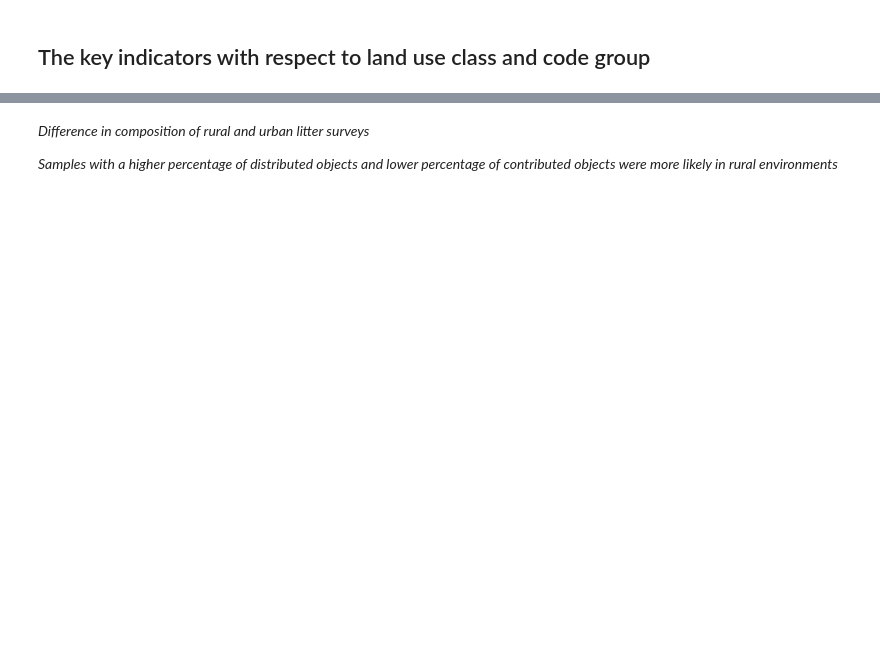
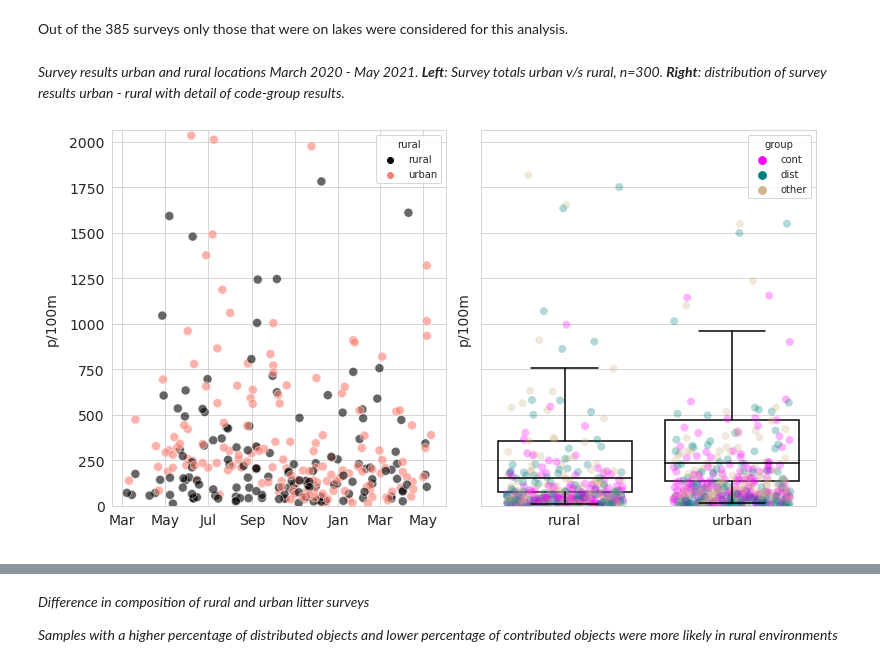
Before and after one commit to hammerdirt-analyst/IQAASL-End-0f-Sampling-2021, a Jupyter notebook: assessing_transport.ipynb, the cells around one changed output, grey strips where cells are left out. Drawn from its saved outputs; the diff is of its cells as text; code cells hidden in the pictures; blank space fills up the shorter version.

```diff
--- a/assessing_transport.ipynb
+++ b/assessing_transport.ipynb
@@ -373,8 +364,10 @@ for i, n in enumerate(luse_exp):
         x, y = the_data.x, the_data.y
     a_all_surveys =  ECDF(dt_nw[n].values)
     ecdfs["All surveys"].update({n:a_all_surveys})
-# %% [markdown]
-## The key indicators with respect to land use class and code group
+# %% [markdown]
+Out of the 385 surveys only those that were on lakes were considered for this analysis.
+# %% [markdown]
+*Survey results urban and rural locations March 2020 - May 2021. __Left__: Survey totals urban v/s rural, n=300. __Right__: distribution of survey results urban - rural with detail of code-group results.*
 # %%
 # summary stats table
 # labels for the .describe function
@@ -492,0 +475,44 @@ grt_than = grtr_10dtc[(grtr_10dtc['rural'] == False)].location.unique()
+# %%
+# months locator, can be confusing
+# https://matplotlib.org/stable/api/dates_api.html
+months = mdates.MonthLocator(interval=1)
+months_fmt = mdates.DateFormatter('%b')
+days = mdates.DayLocator(interval=7)
+fig, axs = plt.subplots(1,2, figsize=(11,6), sharey=True)
+
+group_palette = {'cont':'magenta', 'dist':'teal', 'other':'tan'}
+rural_palette = {'rural':'black', 'urban':'salmon' }
+
+ax = axs[0]
+sns.scatterplot(data=grt_dtr, x='date', y=unit_label, hue='rural', s=80, palette=rural_palette, alpha=0.6, ax=ax)
+
+ax.set_ylim(0,grt_dtr[unit_label].quantile(.98)+50 )
+
+ax.set_xlabel("")
+ax.set_ylabel(unit_label, **ck.xlab_k14)
+
+ax.xaxis.set_minor_locator(days)
+ax.xaxis.set_major_formatter(months_fmt)
+
+axtwo = axs[1]
+
+box_props = {
+    'boxprops':{'facecolor':'none', 'edgecolor':'black'},
+    'medianprops':{'color':'black'},
+    'whiskerprops':{'color':'black'},
+    'capprops':{'color':'black'}
+}
+
+sns.boxplot(data=grt_dtr, x='rural', y=unit_label, dodge=False, showfliers=False, ax=axtwo, **box_props)
+sns.stripplot(data=grtr_10dtc,x='rural', y=unit_label, ax=axtwo, zorder=1, hue='group', palette=group_palette, jitter=.35, alpha=0.3, s=8)
+axtwo.set_ylabel(unit_label, **ck.xlab_k14)
+
+ax.tick_params(which='both', axis='both', labelsize=14)
+axtwo.tick_params(which='both', axis='both', labelsize=14)
+axtwo.set_xlabel(" ")
+
+plt.tight_layout()
+plt.show()
+plt.close()
+# %% [output]
+[figure, added]
```
Also changed, not shown: parts of 61 cells of this notebook.
